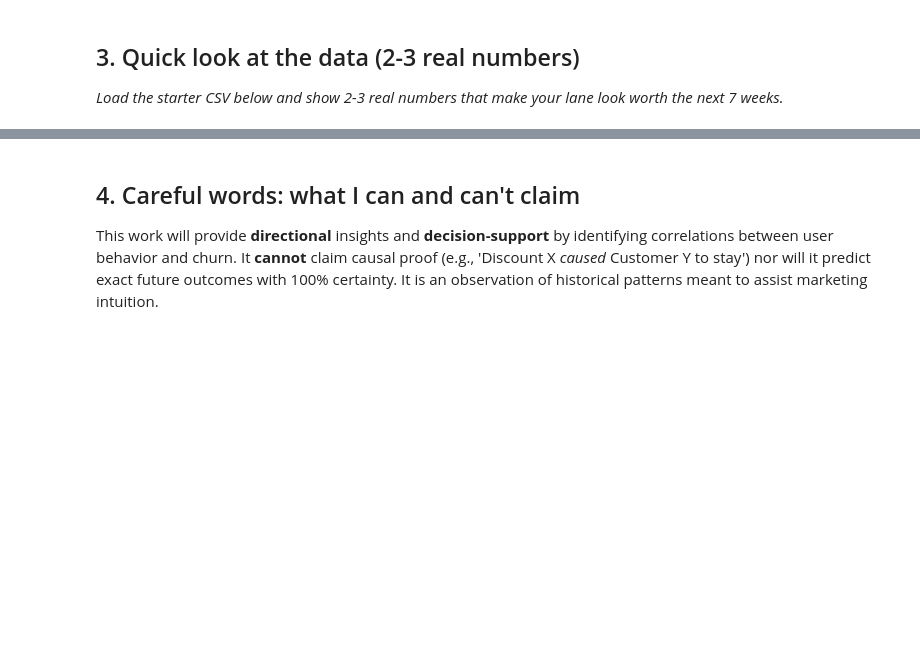
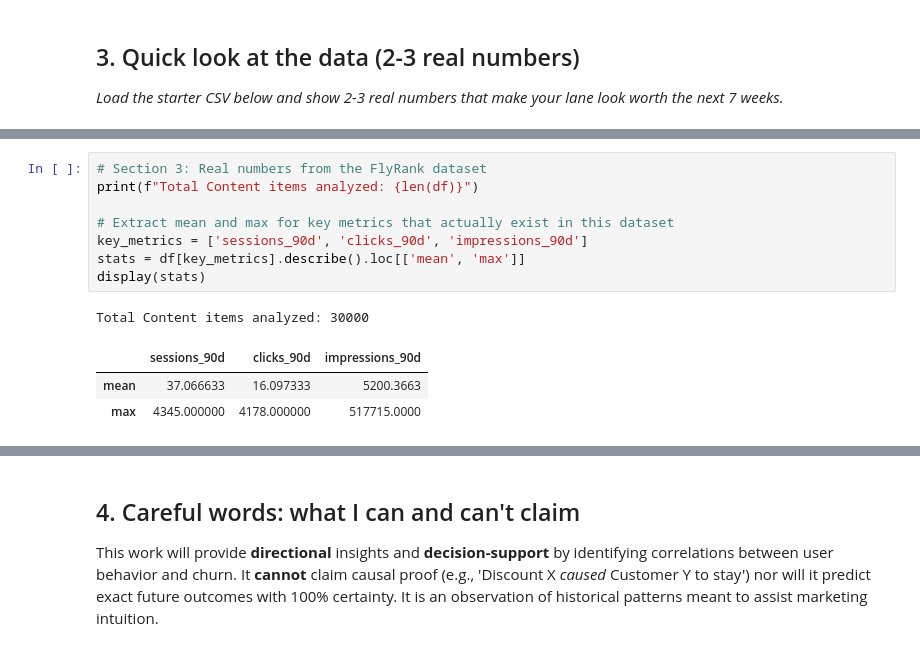
Before and after one commit to ibrahimymhafez/flyrank-ibrahim, a Jupyter notebook: work/notebooks/w01_research_question.ipynb, the cells around one changed output, grey strips where cells are left out. Saved outputs shown, nothing was run; the diff lists cells and outputs as text; blank space fills up the shorter version.

```diff
--- a/work/notebooks/w01_research_question.ipynb
+++ b/work/notebooks/w01_research_question.ipynb
@@ -103,2 +159,15 @@ Summary of purchase behavior:
+# %%
+# Section 3: Real numbers from the FlyRank dataset
+print(f"Total Content items analyzed: {len(df)}")
+
+# Extract mean and max for key metrics that actually exist in this dataset
+key_metrics = ['sessions_90d', 'clicks_90d', 'impressions_90d']
+stats = df[key_metrics].describe().loc[['mean', 'max']]
+display(stats)
+# %% [output]
+Total Content items analyzed: 30000
+|  | sessions_90d | clicks_90d | impressions_90d |
+| mean | 37.066633 | 16.097333 | 5200.3663 |
+| max | 4345.000000 | 4178.000000 | 517715.0000 |
 # %%
 # Sample data and validation
```
Also changed, not shown: parts of 14 cells of this notebook.
